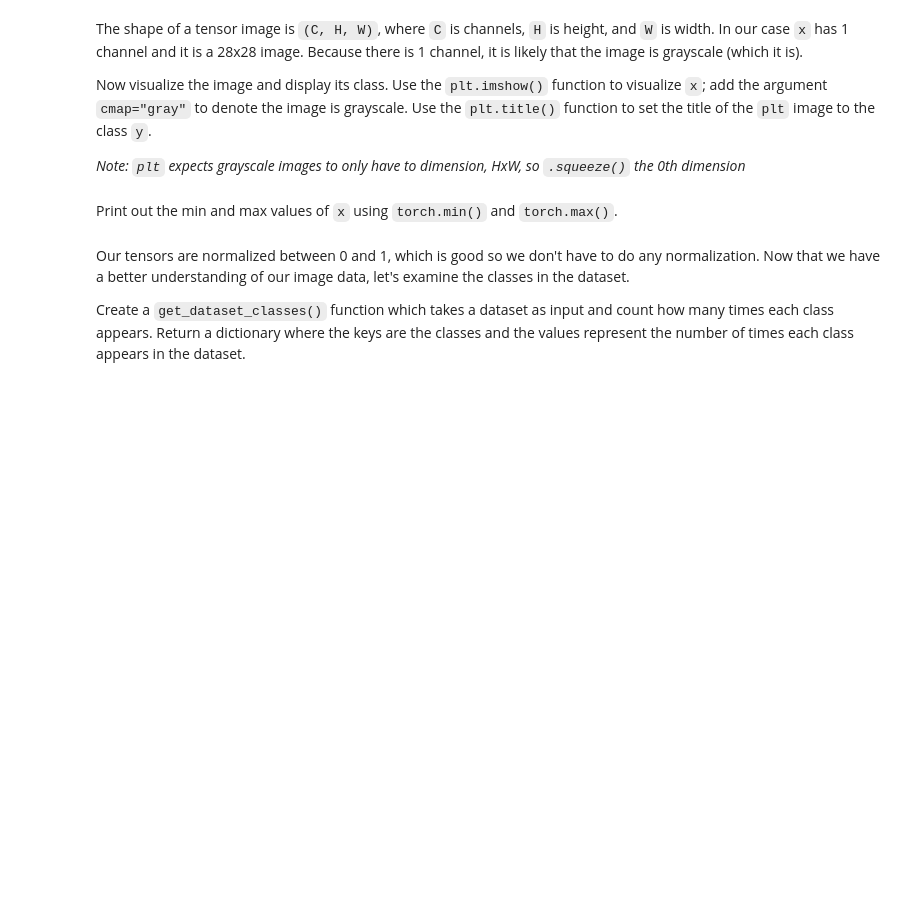
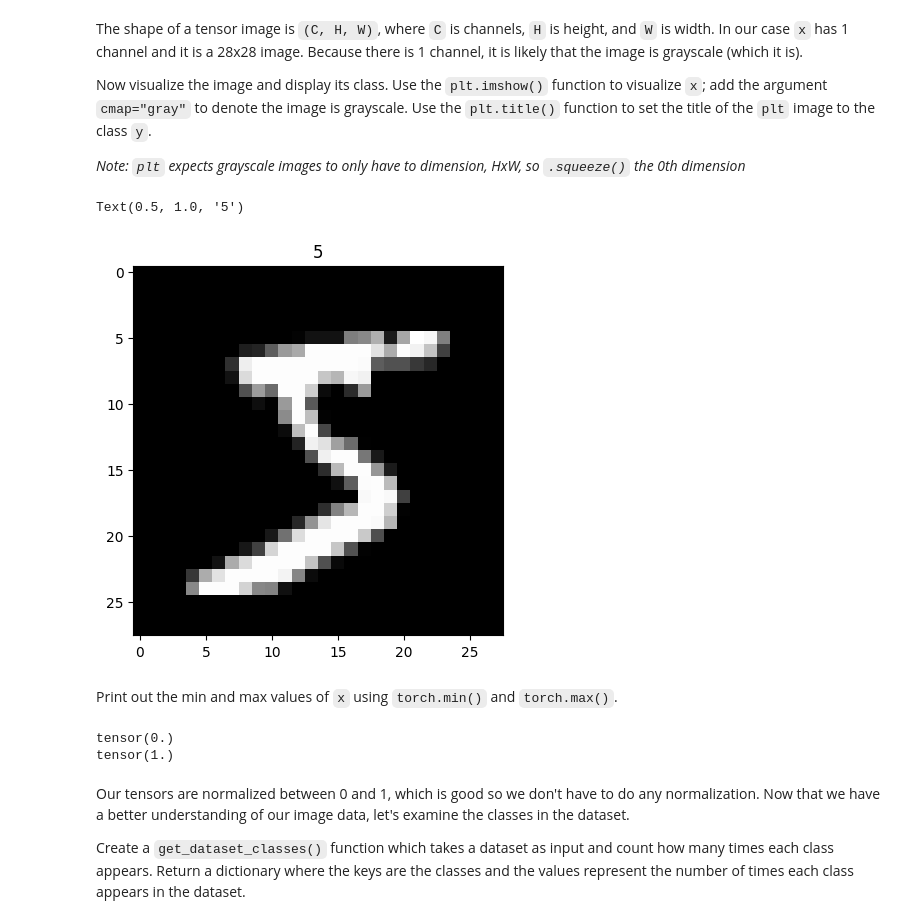
Before and after one commit to qbarger/byu-cs474, a Jupyter notebook: lab3_cross_entropy_convnets.ipynb, the cells around one changed output. Drawn from its saved outputs; the diff is of its cells as text; code cells hidden in the pictures; blank space fills up the shorter version.

```diff
--- a/lab3_cross_entropy_convnets.ipynb
+++ b/lab3_cross_entropy_convnets.ipynb
@@ -98,5 +120,8 @@ For arguments, specify `root="/tmp/"` to denote the location, `train=True` or `t
 Create both a `train_dataset` and `val_dataset`.
 
 *Note: It is good practice to use a train, val, and test dataset, especially in the real world, but in this class we will mainly focus on train and val datasets to simplify things.*
+# %%
+train_dataset = torchvision.datasets.MNIST(root="/tmp/", train=True, download=True, transform=torchvision.transforms.ToTensor())
+val_dataset = torchvision.datasets.MNIST(root="/tmp/", train=False, download=True, transform=torchvision.transforms.ToTensor())
 # %% [markdown]
 Print out the lengths of `train_dataset` and `val_dataset`.
@@ -103,4 +134,6 @@ Print out the lengths of `train_dataset` and `val_dataset`.
 # %% [markdown]
 Grab element 0 from the `train_dataset`. As a heads up, like our `SineDataset`, `MNIST` returns an image `x` and a class/target `y`.
+# %%
+x, y = train_dataset[0]
 # %% [markdown]
 Use the `type()` function to see what type of object `x` and `y` are.
@@ -116,8 +161,20 @@ Use the `plt.imshow()` function to visualize `x`; add the argument `cmap="gray"`
 Use the `plt.title()` function to set the title of the `plt` image to the class `y`.
 
 *Note: `plt` expects grayscale images to only have to dimension, HxW, so `.squeeze()` the 0th dimension*
+# %%
+plt.imshow(x.squeeze(), cmap="gray")
+plt.title(str(y))
+# %% [output]
+Text(0.5, 1.0, '5')
+[figure, added]
 # %% [markdown]
 Print out the min and max values of `x` using `torch.min()` and `torch.max()`.
+# %%
+print(torch.min(x))
+print(torch.max(x))
+# %% [output]
+tensor(0.)
+tensor(1.)
 # %% [markdown]
 Our tensors are normalized between 0 and 1, which is good so we don't have to do any normalization.
 Now that we have a better understanding of our image data, let's examine the classes in the dataset.
```
Also changed, not shown: parts of 9 cells of this notebook.
